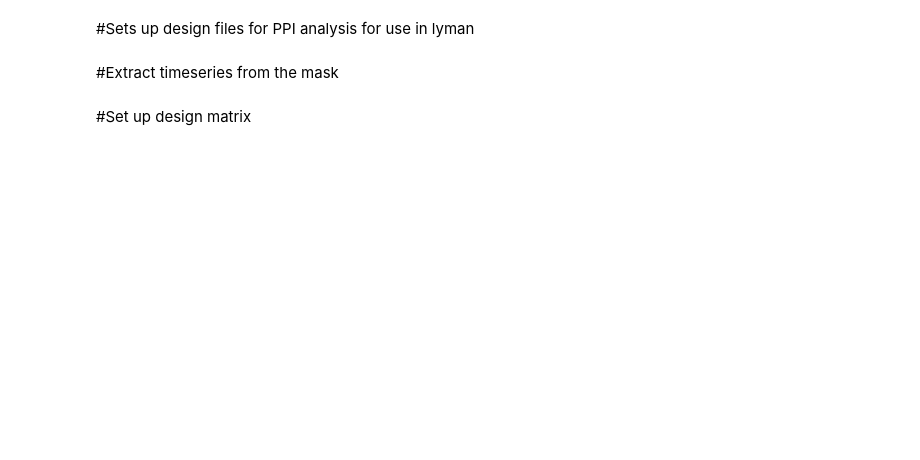
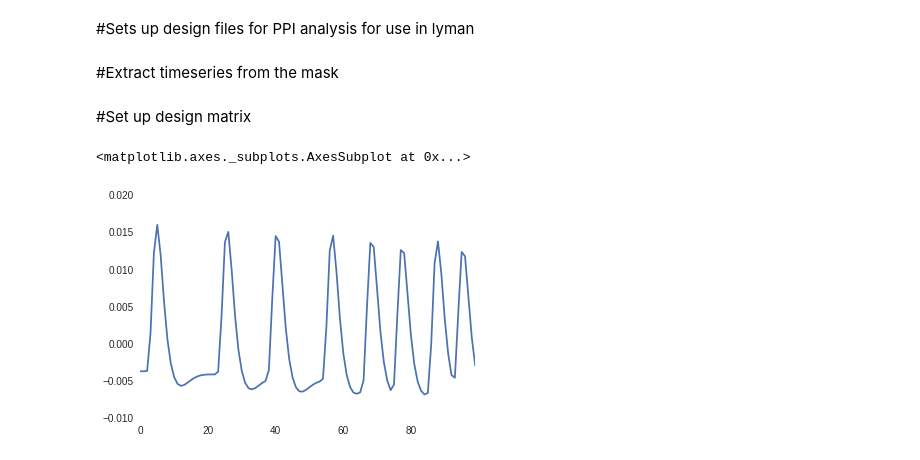
Before and after one commit to iancballard/fd_fmri, a Jupyter notebook: ppi_analysis.ipynb, the cells around one changed output. Cells and saved outputs as stored; diff of their text form; code cells hidden in the pictures; blank space fills up the shorter version.

```diff
--- a/ppi_analysis.ipynb
+++ b/ppi_analysis.ipynb
@@ -200,0 +267,5 @@ for sub in sub_list:
+# %%
+sns.tsplot(regressors['A'][0:100])
+# %% [output]
+<matplotlib.axes._subplots.AxesSubplot at 0x...>
+[figure, added]
```
Also changed, not shown: parts of 5 cells of this notebook.
